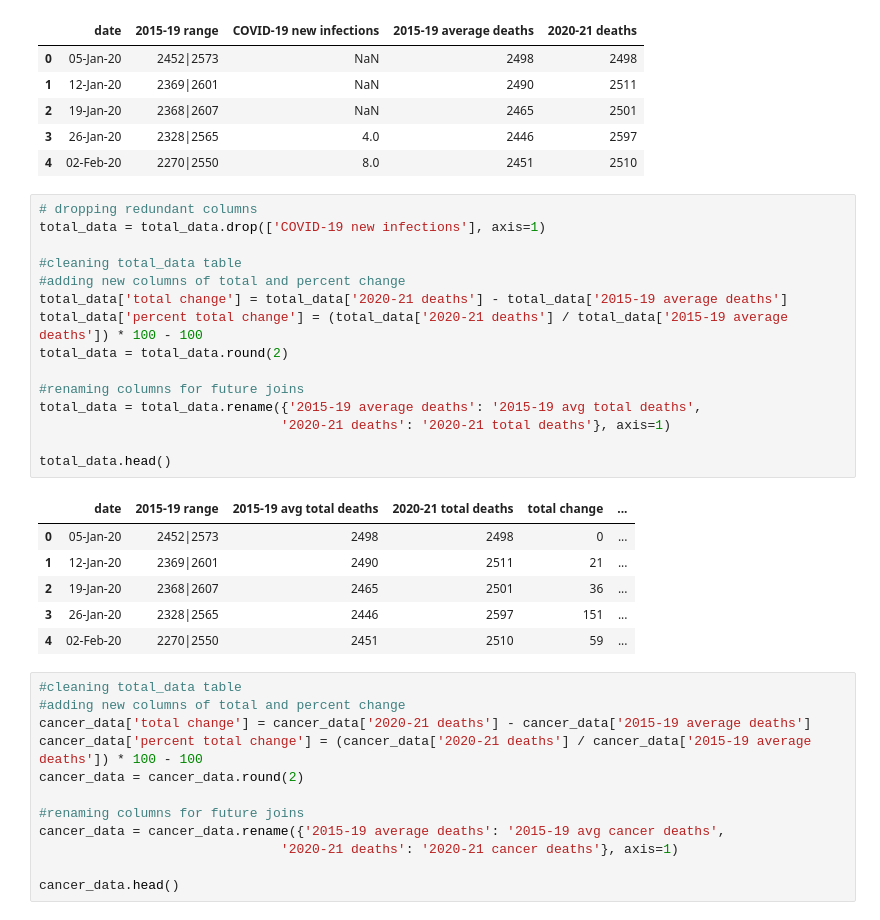
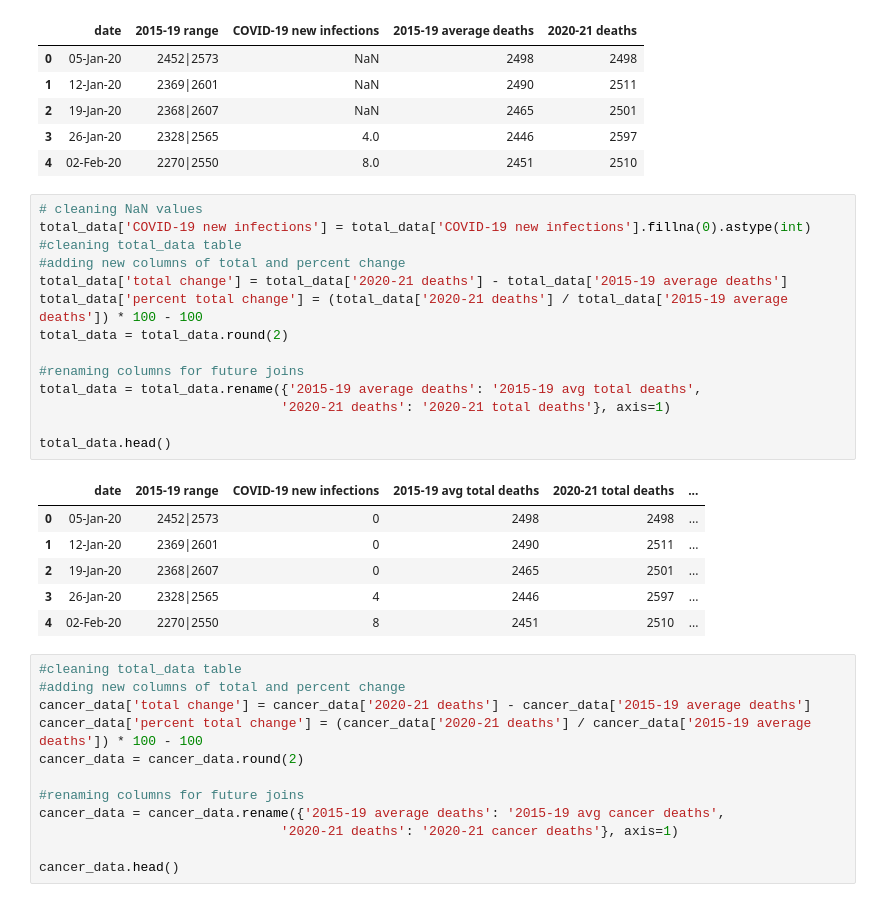
Before and after one commit to JackXinPan/ETL-Project, a Jupyter notebook: SQL/py.ipynb, the cells around one changed output. Cells and saved outputs as stored; diff of their text form.

```diff
--- a/SQL/py.ipynb
+++ b/SQL/py.ipynb
@@ -39,27 +39,26 @@ total_data.head()
 | 3 | 26-Jan-20 | 2328|2565 | 4.0 | 2446 | 2597 |
 | 4 | 02-Feb-20 | 2270|2550 | 8.0 | 2451 | 2510 |
 # %%
-# dropping redundant columns
-total_data = total_data.drop(['COVID-19 new infections'], axis=1)
-
+# cleaning NaN values
+total_data['COVID-19 new infections'] = total_data['COVID-19 new infections'].fillna(0).astype(int)
 #cleaning total_data table
 #adding new columns of total and percent change
 total_data['total change'] = total_data['2020-21 deaths'] - total_data['2015-19 average deaths']
 total_data['percent total change'] = (total_data['2020-21 deaths'] / total_data['2015-19 average deaths']) * 100 - 100
 total_data = total_data.round(2)
 
 #renaming columns for future joins
 total_data = total_data.rename({'2015-19 average deaths': '2015-19 avg total deaths',
                                '2020-21 deaths': '2020-21 total deaths'}, axis=1)
 
 total_data.head()
 # %% [output]
-|  | date | 2015-19 range | 2015-19 avg total deaths | 2020-21 total deaths | total change | ... |
-| 0 | 05-Jan-20 | 2452|2573 | 2498 | 2498 | 0 | ... |
-| 1 | 12-Jan-20 | 2369|2601 | 2490 | 2511 | 21 | ... |
-| 2 | 19-Jan-20 | 2368|2607 | 2465 | 2501 | 36 | ... |
-| 3 | 26-Jan-20 | 2328|2565 | 2446 | 2597 | 151 | ... |
-| 4 | 02-Feb-20 | 2270|2550 | 2451 | 2510 | 59 | ... |
+|  | date | 2015-19 range | COVID-19 new infections | 2015-19 avg total deaths | 2020-21 total deaths | ... |
+| 0 | 05-Jan-20 | 2452|2573 | 0 | 2498 | 2498 | ... |
+| 1 | 12-Jan-20 | 2369|2601 | 0 | 2490 | 2511 | ... |
+| 2 | 19-Jan-20 | 2368|2607 | 0 | 2465 | 2501 | ... |
+| 3 | 26-Jan-20 | 2328|2565 | 4 | 2446 | 2597 | ... |
+| 4 | 02-Feb-20 | 2270|2550 | 8 | 2451 | 2510 | ... |
 # %%
 #cleaning total_data table
 #adding new columns of total and percent change
```
Also changed, not shown: parts of 1 cell of this notebook, 1 other file.
